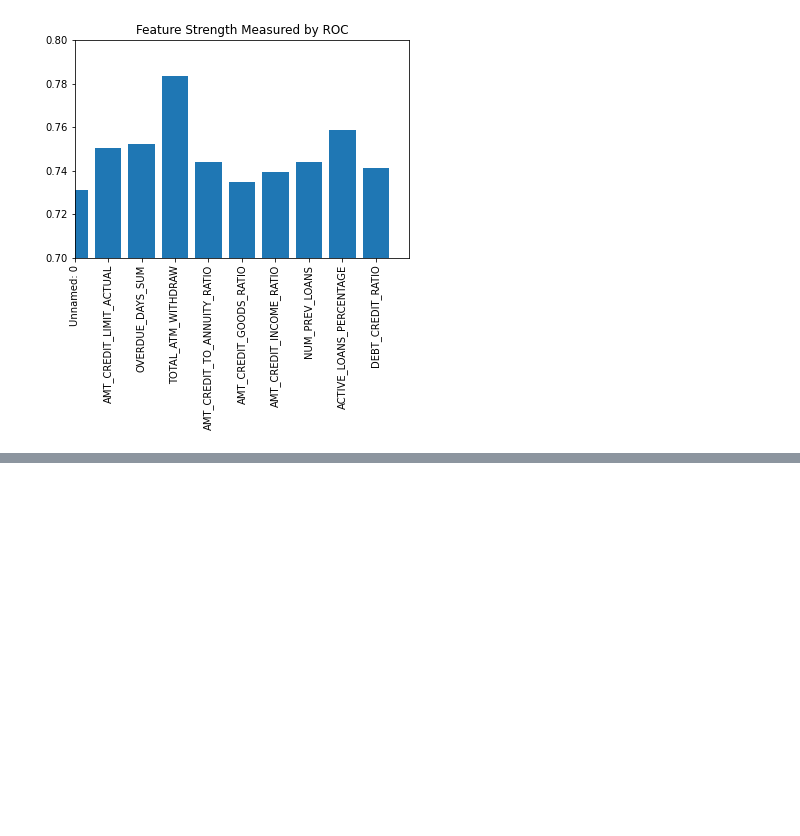
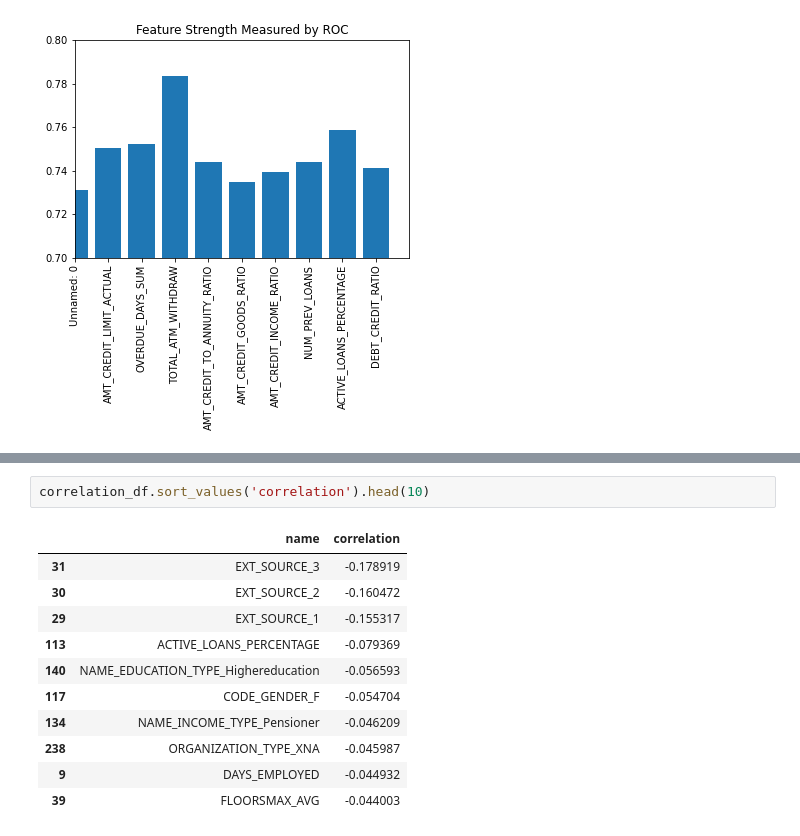
Before and after one commit to JoryAnderson/Loan-Default, a Jupyter notebook: notebooks/Feature_Analysis.ipynb, the cells around one changed output, grey strips where cells are left out. Saved outputs shown, nothing was run; the diff lists cells and outputs as text; blank space fills up the shorter version.

```diff
--- a/notebooks/Feature_Analysis.ipynb
+++ b/notebooks/Feature_Analysis.ipynb
@@ -155,0 +223,14 @@ plt.savefig("feature_strength_test_roc.png")
+# %%
+correlation_df.sort_values('correlation').head(10)
+# %% [output]
+|  | name | correlation |
+| 31 | EXT_SOURCE_3 | -0.178919 |
+| 30 | EXT_SOURCE_2 | -0.160472 |
+| 29 | EXT_SOURCE_1 | -0.155317 |
+| 113 | ACTIVE_LOANS_PERCENTAGE | -0.079369 |
+| 140 | NAME_EDUCATION_TYPE_Highereducation | -0.056593 |
+| 117 | CODE_GENDER_F | -0.054704 |
+| 134 | NAME_INCOME_TYPE_Pensioner | -0.046209 |
+| 238 | ORGANIZATION_TYPE_XNA | -0.045987 |
+| 9 | DAYS_EMPLOYED | -0.044932 |
+| 39 | FLOORSMAX_AVG | -0.044003 |
```
Also changed, not shown: parts of 7 cells of this notebook.
